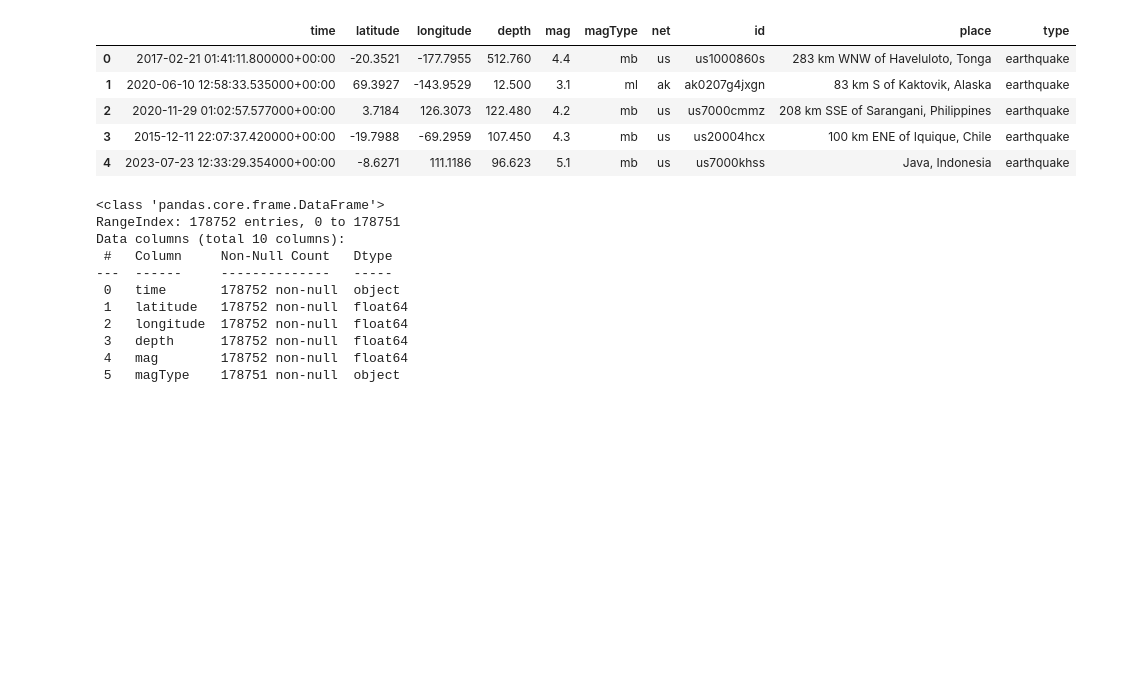
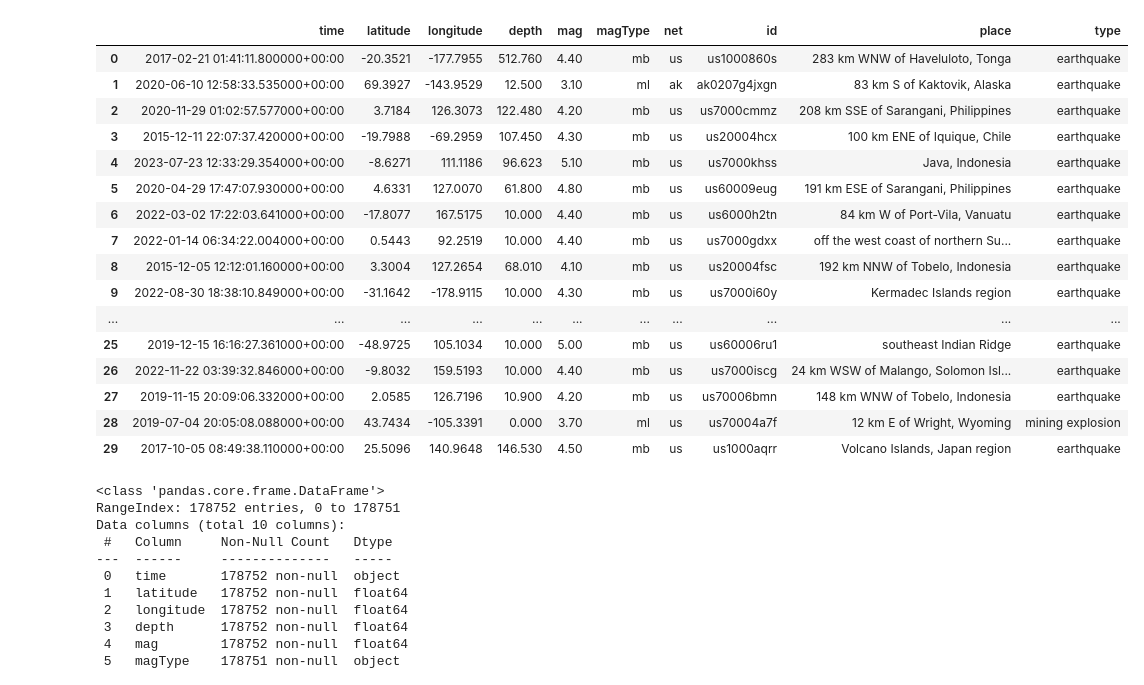
Before and after one commit to EyanaCooper/my-tcs-earthquake-project, a Jupyter notebook: earthquake_test.ipynb, the cells around one changed output. Cells and saved outputs as stored; diff of their text form; code cells hidden in the pictures; blank space fills up the shorter version.

```diff
--- a/earthquake_test.ipynb
+++ b/earthquake_test.ipynb
@@ -5,16 +6,27 @@ import pandas as pd
 # %%
 url = 'https://github.com/EyanaCooper/my-tcs-earthquake-project/raw/refs/heads/main/earthquakes.csv'
 
 df = pd.read_csv(url)
 
-df.head()
+df.head(30)
 # %% [output]
 |  | time | latitude | longitude | depth | mag | magType | net | id | place | type |
-| 0 | 2017-02-21 01:41:11.800000+00:00 | -20.3521 | -177.7955 | 512.760 | 4.4 | mb | us | us1000860s | 283 km WNW of Haveluloto, Tonga | earthquake |
-| 1 | 2020-06-10 12:58:33.535000+00:00 | 69.3927 | -143.9529 | 12.500 | 3.1 | ml | ak | ak0207g4jxgn | 83 km S of Kaktovik, Alaska | earthquake |
-| 2 | 2020-11-29 01:02:57.577000+00:00 | 3.7184 | 126.3073 | 122.480 | 4.2 | mb | us | us7000cmmz | 208 km SSE of Sarangani, Philippines | earthquake |
-| 3 | 2015-12-11 22:07:37.420000+00:00 | -19.7988 | -69.2959 | 107.450 | 4.3 | mb | us | us20004hcx | 100 km ENE of Iquique, Chile | earthquake |
-| 4 | 2023-07-23 12:33:29.354000+00:00 | -8.6271 | 111.1186 | 96.623 | 5.1 | mb | us | us7000khss | Java, Indonesia | earthquake |
+| 0 | 2017-02-21 01:41:11.800000+00:00 | -20.3521 | -177.7955 | 512.760 | 4.40 | mb | us | us1000860s | 283 km WNW of Haveluloto, Tonga | earthquake |
+| 1 | 2020-06-10 12:58:33.535000+00:00 | 69.3927 | -143.9529 | 12.500 | 3.10 | ml | ak | ak0207g4jxgn | 83 km S of Kaktovik, Alaska | earthquake |
+| 2 | 2020-11-29 01:02:57.577000+00:00 | 3.7184 | 126.3073 | 122.480 | 4.20 | mb | us | us7000cmmz | 208 km SSE of Sarangani, Philippines | earthquake |
+| 3 | 2015-12-11 22:07:37.420000+00:00 | -19.7988 | -69.2959 | 107.450 | 4.30 | mb | us | us20004hcx | 100 km ENE of Iquique, Chile | earthquake |
+| 4 | 2023-07-23 12:33:29.354000+00:00 | -8.6271 | 111.1186 | 96.623 | 5.10 | mb | us | us7000khss | Java, Indonesia | earthquake |
+| 5 | 2020-04-29 17:47:07.930000+00:00 | 4.6331 | 127.0070 | 61.800 | 4.80 | mb | us | us60009eug | 191 km ESE of Sarangani, Philippines | earthquake |
+| 6 | 2022-03-02 17:22:03.641000+00:00 | -17.8077 | 167.5175 | 10.000 | 4.40 | mb | us | us6000h2tn | 84 km W of Port-Vila, Vanuatu | earthquake |
+| 7 | 2022-01-14 06:34:22.004000+00:00 | 0.5443 | 92.2519 | 10.000 | 4.40 | mb | us | us7000gdxx | off the west coast of northern Su... | earthquake |
+| 8 | 2015-12-05 12:12:01.160000+00:00 | 3.3004 | 127.2654 | 68.010 | 4.10 | mb | us | us20004fsc | 192 km NNW of Tobelo, Indonesia | earthquake |
+| 9 | 2022-08-30 18:38:10.849000+00:00 | -31.1642 | -178.9115 | 10.000 | 4.30 | mb | us | us7000i60y | Kermadec Islands region | earthquake |
+| ... | ... | ... | ... | ... | ... | ... | ... | ... | ... | ... |
+| 25 | 2019-12-15 16:16:27.361000+00:00 | -48.9725 | 105.1034 | 10.000 | 5.00 | mb | us | us60006ru1 | southeast Indian Ridge | earthquake |
+| 26 | 2022-11-22 03:39:32.846000+00:00 | -9.8032 | 159.5193 | 10.000 | 4.40 | mb | us | us7000iscg | 24 km WSW of Malango, Solomon Isl... | earthquake |
+| 27 | 2019-11-15 20:09:06.332000+00:00 | 2.0585 | 126.7196 | 10.900 | 4.20 | mb | us | us70006bmn | 148 km WNW of Tobelo, Indonesia | earthquake |
+| 28 | 2019-07-04 20:05:08.088000+00:00 | 43.7434 | -105.3391 | 0.000 | 3.70 | ml | us | us70004a7f | 12 km E of Wright, Wyoming | mining explosion |
+| 29 | 2017-10-05 08:49:38.110000+00:00 | 25.5096 | 140.9648 | 146.530 | 4.50 | mb | us | us1000aqrr | Volcano Islands, Japan region | earthquake |
 # %%
 df.info()
 # %% [output]
```
Also changed, not shown: parts of 2 cells of this notebook.
